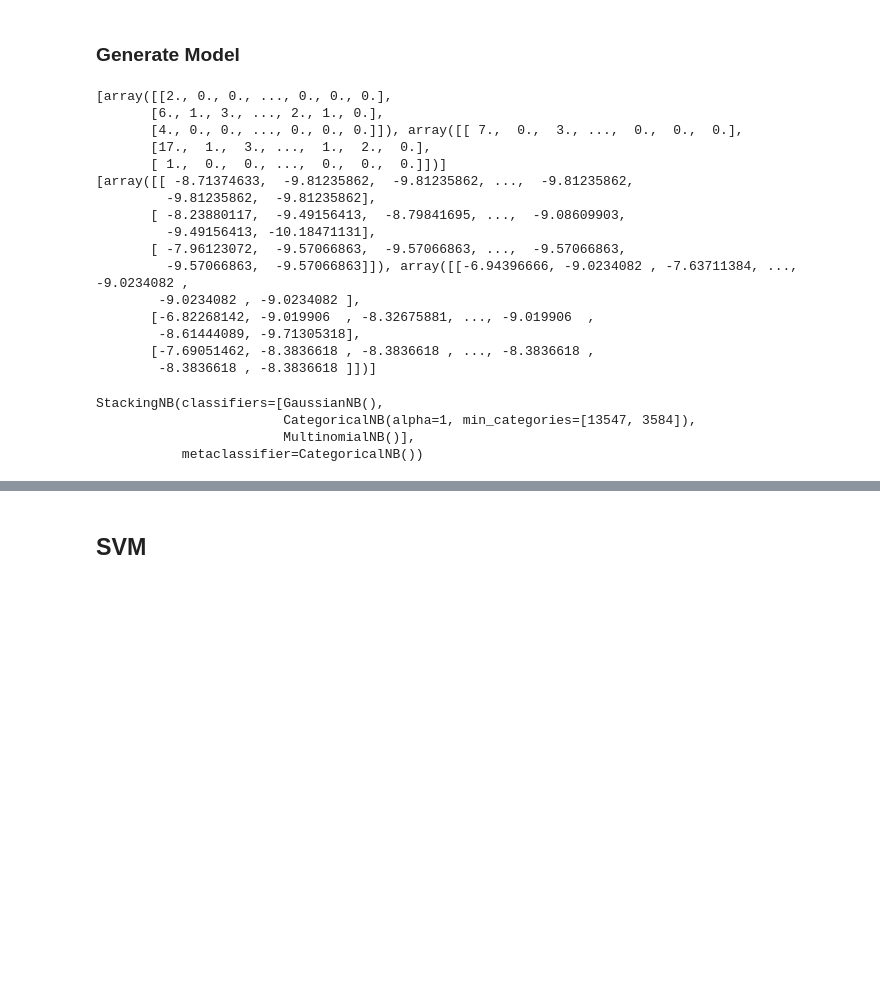
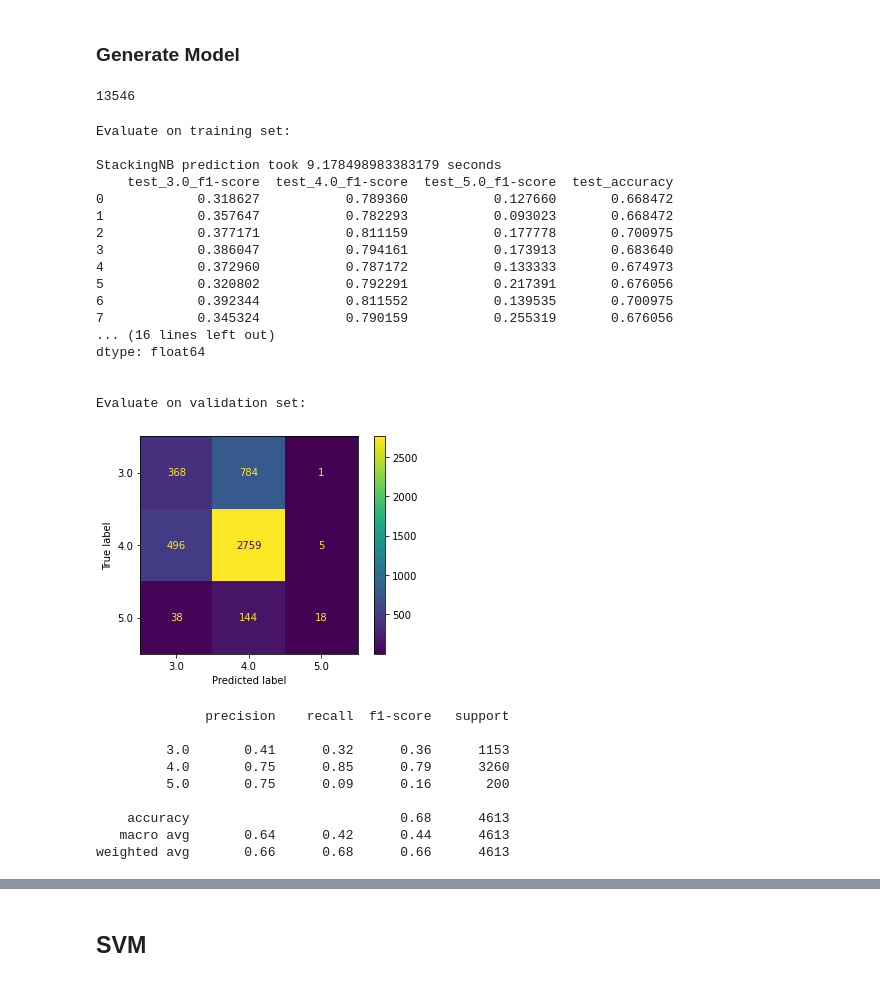
Before and after one commit to 7angel4/Goodreads-rating-classification, a Jupyter notebook: comp30027-a2.ipynb, the cells around one changed output, grey strips where cells are left out. Saved outputs shown, nothing was run; the diff lists cells and outputs as text; code cells hidden in the pictures; blank space fills up the shorter version.

```diff
--- a/comp30027-a2.ipynb
+++ b/comp30027-a2.ipynb
@@ -640,33 +641,44 @@ base_classifiers = [GaussianNB(),
 #base_classifiers = [GaussianNB(),
 #                    CategoricalNB(alpha = 1, min_categories = [enc.categories_[i].size for i in [0,1]]),
 #                    MultinomialNB()]
+# %%
+X_train['Authors'].nunique()
+# %% [output]
+13546
 # %%
 # meta_classifier = categoricalNB
 meta_classifier = CategoricalNB()
 snb = StackingNB(base_classifiers, meta_classifier)
 snb.fit(X_train, y_train)
-#final_pred = validate_and_test(snb, X_train, y_train, X_val, y_val)
+final_pred = validate_and_test(snb, X_train, y_train, X_val, y_val)
 # %% [output]
-[array([[2., 0., 0., ..., 0., 0., 0.],
-       [6., 1., 3., ..., 2., 1., 0.],
-       [4., 0., 0., ..., 0., 0., 0.]]), array([[ 7.,  0.,  3., ...,  0.,  0.,  0.],
-       [17.,  1.,  3., ...,  1.,  2.,  0.],
-       [ 1.,  0.,  0., ...,  0.,  0.,  0.]])]
-[array([[ -8.71374633,  -9.81235862,  -9.81235862, ...,  -9.81235862,
-         -9.81235862,  -9.81235862],
-       [ -8.23880117,  -9.49156413,  -8.79841695, ...,  -9.08609903,
-         -9.49156413, -10.18471131],
-       [ -7.96123072,  -9.57066863,  -9.57066863, ...,  -9.57066863,
-         -9.57066863,  -9.57066863]]), array([[-6.94396666, -9.0234082 , -7.63711384, ..., -9.0234082 ,
-        -9.0234082 , -9.0234082 ],
-       [-6.82268142, -9.019906  , -8.32675881, ..., -9.019906  ,
-        -8.61444089, -9.71305318],
-       [-7.69051462, -8.3836618 , -8.3836618 , ..., -8.3836618 ,
-        -8.3836618 , -8.3836618 ]])]
+Evaluate on training set:
+
+StackingNB prediction took 9.178498983383179 seconds
+    test_3.0_f1-score  test_4.0_f1-score  test_5.0_f1-score  test_accuracy
+0            0.318627           0.789360           0.127660       0.668472
+1            0.357647           0.782293           0.093023       0.668472
+2            0.377171           0.811159           0.177778       0.700975
+3            0.386047           0.794161           0.173913       0.683640
+4            0.372960           0.787172           0.133333       0.674973
+5            0.320802           0.792291           0.217391       0.676056
+6            0.392344           0.811552           0.139535       0.700975
+7            0.345324           0.790159           0.255319       0.676056
+... (16 lines left out)
+dtype: float64
+
+
+Evaluate on validation set:
+[figure, added]
-StackingNB(classifiers=[GaussianNB(),
-                        CategoricalNB(alpha=1, min_categories=[13547, 3584]),
-                        MultinomialNB()],
-           metaclassifier=CategoricalNB())
+              precision    recall  f1-score   support
+
+         3.0       0.41      0.32      0.36      1153
+         4.0       0.75      0.85      0.79      3260
+         5.0       0.75      0.09      0.16       200
+
+    accuracy                           0.68      4613
+   macro avg       0.64      0.42      0.44      4613
+weighted avg       0.66      0.68      0.66      4613
 # %%
 # meta classifier = LogisticRegression
 meta_classifier_lr = LogisticRegression()
```
Also changed, not shown: parts of 2 cells of this notebook.
